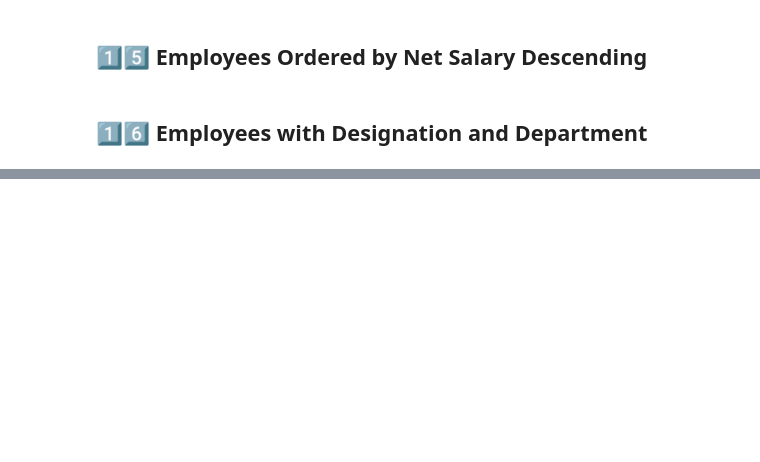
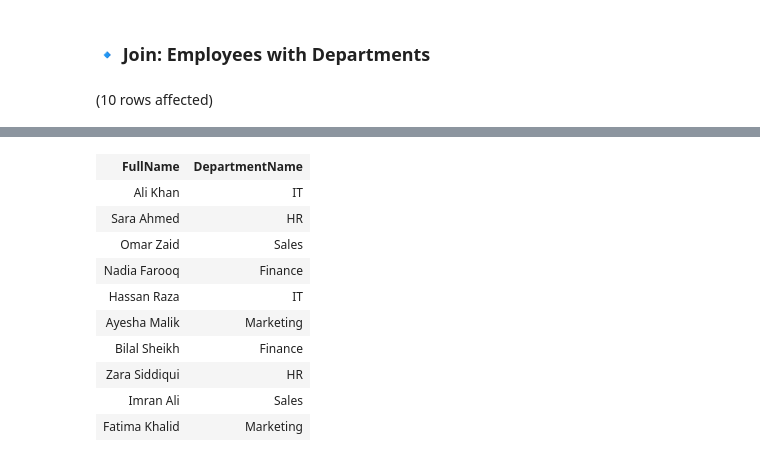
Before and after one commit to Syed-Moinuddin2025/LearnSQLWithProjects, a Jupyter notebook: Project2_Employees/05_Employee_Queries_Result.ipynb, the cells around one changed output, grey strips where cells are left out. Saved outputs shown, nothing was run; the diff lists cells and outputs as text; code cells hidden in the pictures; blank space fills up the shorter version.

Commit message:
Employee Queries Result Notebook

```diff
--- a/Project2_Employees/05_Employee_Queries_Result.ipynb
+++ b/Project2_Employees/05_Employee_Queries_Result.ipynb
@@ -199,2 +86,0 @@ JOIN Salaries S ON E.EmployeeID = S.EmployeeID;
-# %% [markdown]
-## 1️⃣5️⃣ Employees Ordered by Net Salary Descending
@@ -209,2 +86,0 @@ ORDER BY NetSalary DESC;
-# %% [markdown]
-## 1️⃣6️⃣ Employees with Designation and Department
@@ -218,0 +87,11 @@ JOIN Designations DS ON E.DesignationID = DS.DesignationID;
+# %% [markdown]
+### 🔹 Join: Employees with Departments
+# %%
+
+SELECT
+    E.FirstName + ' ' + E.LastName AS FullName,
+    D.DepartmentName
+FROM Employees E
+JOIN Departments D ON E.DepartmentID = D.DepartmentID;
+# %% [output]
+(10 rows affected)
@@ -218,0 +99,11 @@ JOIN Designations DS ON E.DesignationID = DS.DesignationID;
+| FullName | DepartmentName |
+| Ali Khan | IT |
+| Sara Ahmed | HR |
+| Omar Zaid | Sales |
+| Nadia Farooq | Finance |
+| Hassan Raza | IT |
+| Ayesha Malik | Marketing |
+| Bilal Sheikh | Finance |
+| Zara Siddiqui | HR |
+| Imran Ali | Sales |
+| Fatima Khalid | Marketing |
```
Also changed, not shown: parts of 53 cells of this notebook.
